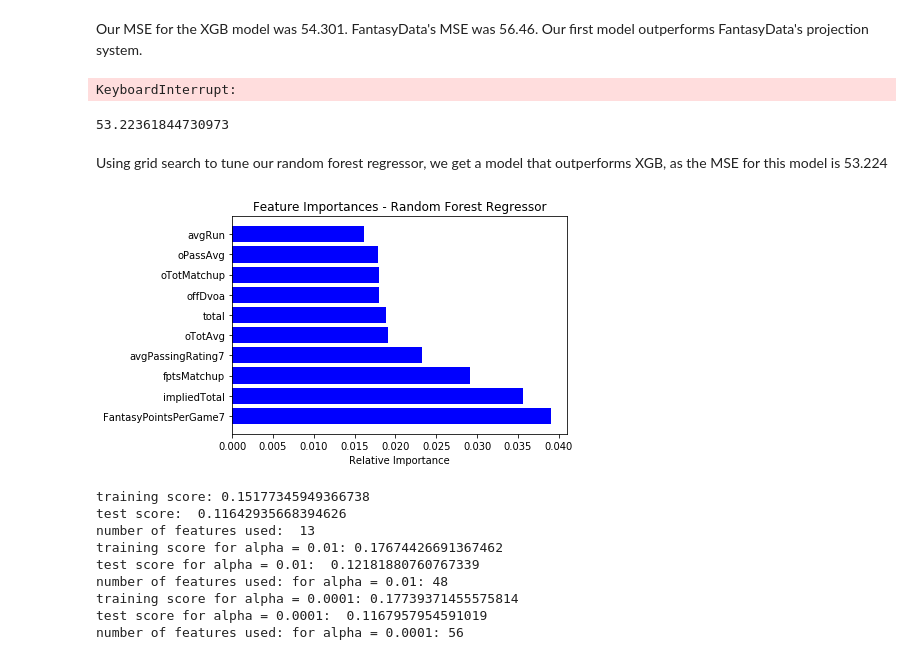
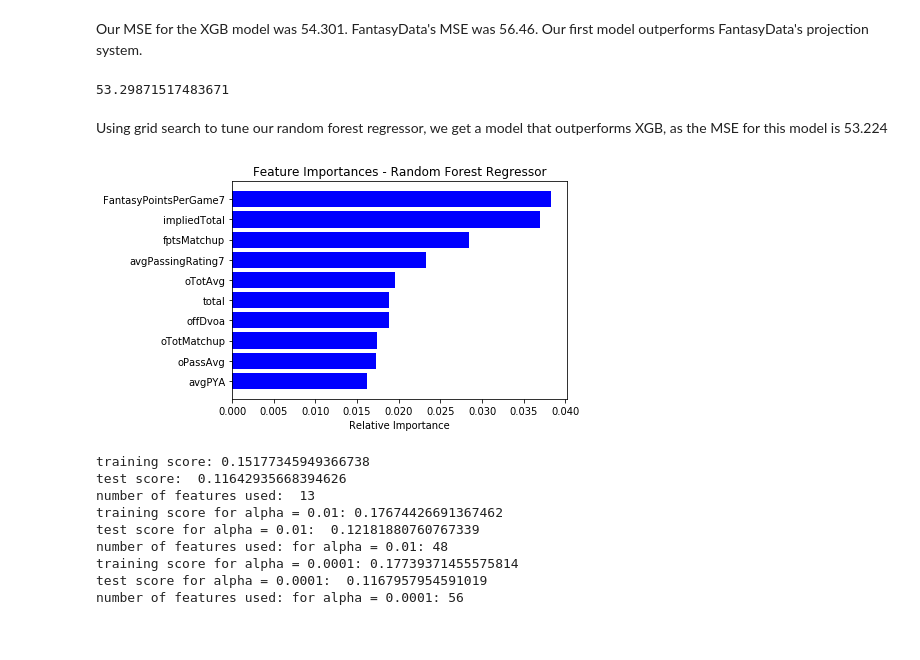
Before and after one commit to mries14/Springboard, a Jupyter notebook: Capstone2/QBmodel.ipynb, the cells around one changed output. Cells and saved outputs as stored; diff of their text form; code cells hidden in the pictures.

```diff
--- a/Capstone2/QBmodel.ipynb
+++ b/Capstone2/QBmodel.ipynb
@@ -353,17 +340,15 @@ X_test = X_test[allVars]
 # %%
 # Use grid search to find optimal parameters
 
-param_grid = {"n_estimators": [1,10,100,1000],
-            "max_features": ["auto", "sqrt", "log2"],
-            "min_samples_split": [2,4,8],
-            "bootstrap": [True, False],
-             }
-rf = RandomForestRegressor(max_features='sqrt',min_samples_split=2)
-rf_cv = GridSearchCV(rf,param_grid,cv=5)
-rf_cv.fit(X_train,y_train.values.ravel())
-rf_cv.best_params_
+# param_grid = {"n_estimators": [1,10,100,1000],
+#             "max_features": ["auto", "sqrt", "log2"],
+#             "min_samples_split": [2,4,8],
+#             "bootstrap": [True, False],
+#              }
+# rf = RandomForestRegressor(max_features='sqrt',min_samples_split=2)
+# rf_cv = GridSearchCV(rf,param_grid,cv=5)
+# rf_cv.fit(X_train,y_train.values.ravel())
+# rf_cv.best_params_
-# %% [output]
-KeyboardInterrupt:
 # %%
 #put optimal params from grid search into model
 
@@ -372,20 +357,20 @@ model2.fit(X_train, y_train)
 y_pred = model2.predict(X_test)
 print(mean_squared_error(y_test, y_pred))
 # %% [output]
-53.22361844730973
+53.29871517483671
 # %% [markdown]
 Using grid search to tune our random forest regressor, we get a model that outperforms XGB, as the MSE for this model is 53.224
 # %%
 features = X_train.columns
 importances = model2.feature_importances_
-indices = np.argsort(importances)[::-1]
+indices = np.argsort(importances)[-10:]
 plt.title('Feature Importances - Random Forest Regressor')
 plt.barh(range(len(indices[:10])), importances[indices[:10]], color='b', align='center')
 plt.yticks(range(len(indices[:10])), [features[i] for i in indices[:10]])
 plt.xlabel('Relative Importance')
 plt.show()
 # %% [output]
-[figure, old version]
+[figure, new version]
 # %%
 # Next, build a lasso model
 
```
Also changed, not shown: parts of 7 cells of this notebook, 2 other files.
